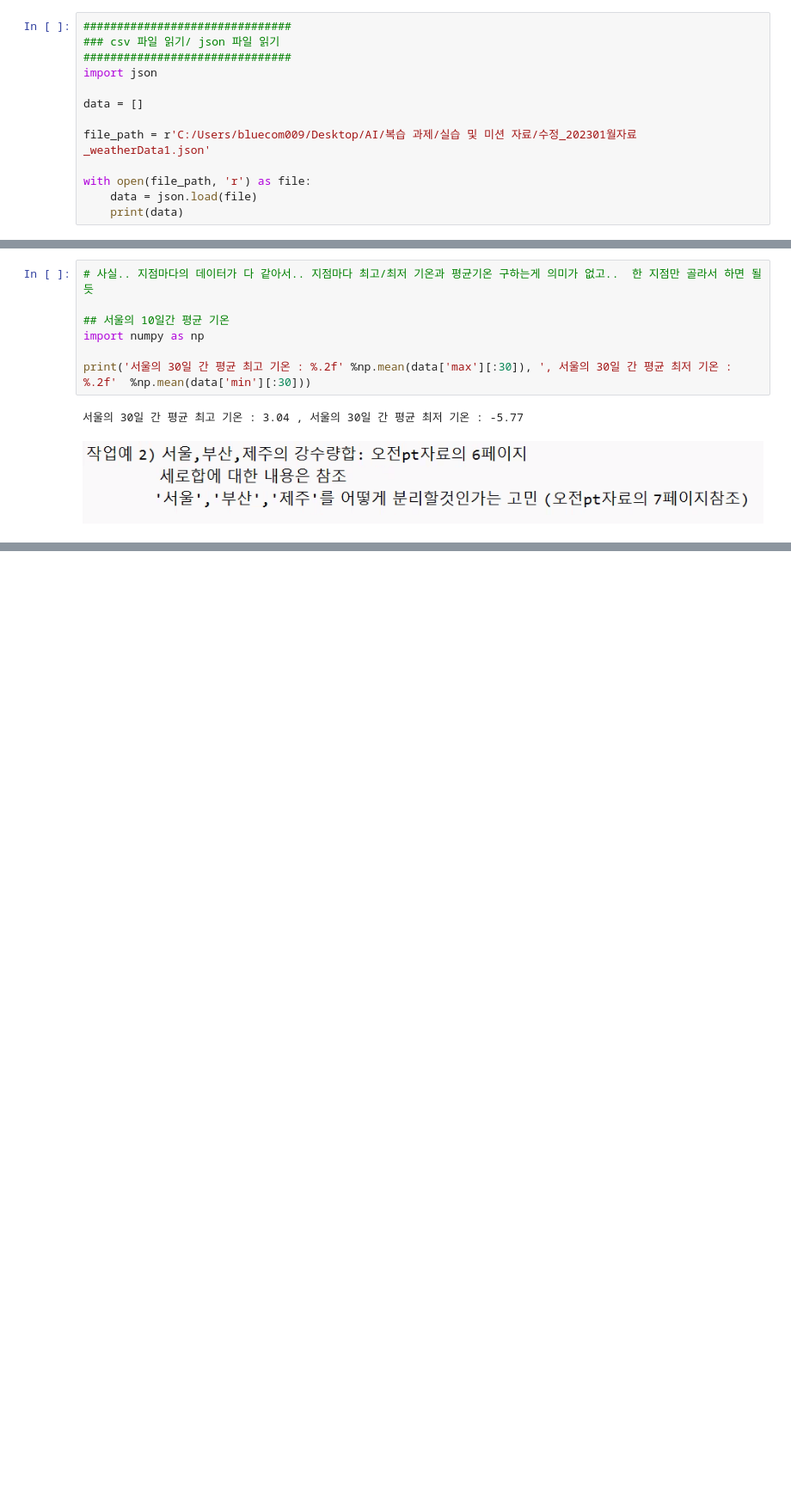
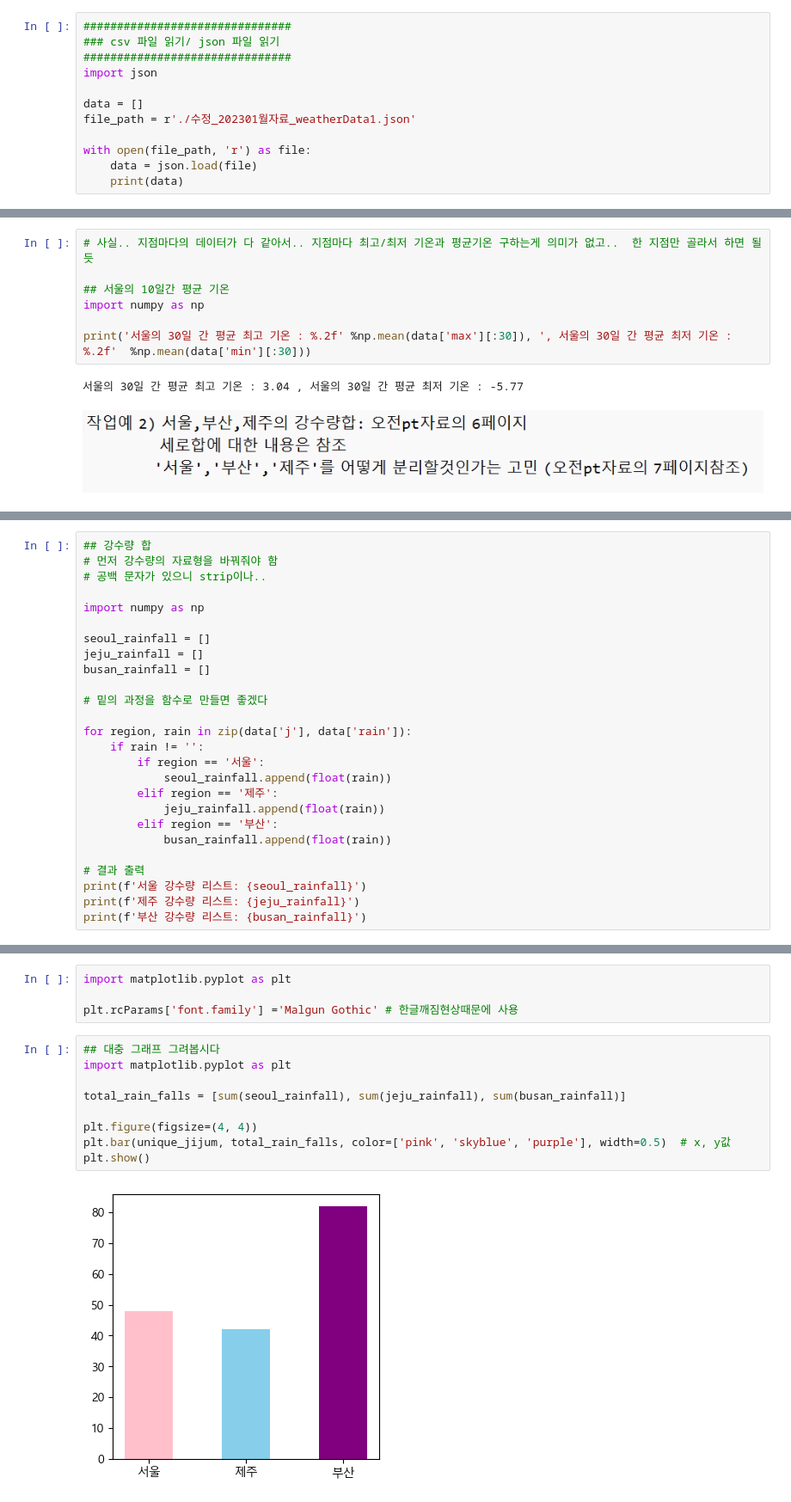
Before and after one commit to GYURI-KIM/AI, a Jupyter notebook: 복습 과제/실습 및 미션 자료/0103_mission.ipynb, the cells around one changed output, grey strips where cells are left out. Shown: that part at 86% size. Drawn from its saved outputs; the diff is of its cells as text; blank space fills up the shorter version.

```diff
--- a/복습 과제/실습 및 미션 자료/0103_mission.ipynb
+++ b/복습 과제/실습 및 미션 자료/0103_mission.ipynb
@@ -9,8 +9,7 @@
 import json
 
 data = []
-
-file_path = r'C:/Users/bluecom009/Desktop/AI/복습 과제/실습 및 미션 자료/수정_202301월자료_weatherData1.json'
+file_path = r'./수정_202301월자료_weatherData1.json'
 
 with open(file_path, 'r') as file:
     data = json.load(file)
@@ -102,0 +72,26 @@ if data['r'].strip() != ''
+# %%
+## 강수량 합
+# 먼저 강수량의 자료형을 바꿔줘야 함
+# 공백 문자가 있으니 strip이나..
+
+import numpy as np
+
+seoul_rainfall = []
+jeju_rainfall = []
+busan_rainfall = []
+
+# 밑의 과정을 함수로 만들면 좋겠다
+
+for region, rain in zip(data['j'], data['rain']):
+    if rain != '':
+        if region == '서울':
+            seoul_rainfall.append(float(rain))
+        elif region == '제주':
+            jeju_rainfall.append(float(rain))
+        elif region == '부산':
+            busan_rainfall.append(float(rain))
+
+# 결과 출력
+print(f'서울 강수량 리스트: {seoul_rainfall}')
+print(f'제주 강수량 리스트: {jeju_rainfall}')
+print(f'부산 강수량 리스트: {busan_rainfall}')
@@ -102,0 +111,15 @@ if data['r'].strip() != ''
+# %%
+import matplotlib.pyplot as plt
+
+plt.rcParams['font.family'] ='Malgun Gothic' # 한글깨짐현상때문에 사용
+# %%
+## 대충 그래프 그려봅시다
+import matplotlib.pyplot as plt
+
+total_rain_falls = [sum(seoul_rainfall), sum(jeju_rainfall), sum(busan_rainfall)]
+
+plt.figure(figsize=(4, 4))
+plt.bar(unique_jijum, total_rain_falls, color=['pink', 'skyblue', 'purple'], width=0.5)  # x, y값
+plt.show()
+# %% [output]
+[figure, added]
```
Also changed, not shown: parts of 11 cells of this notebook.
